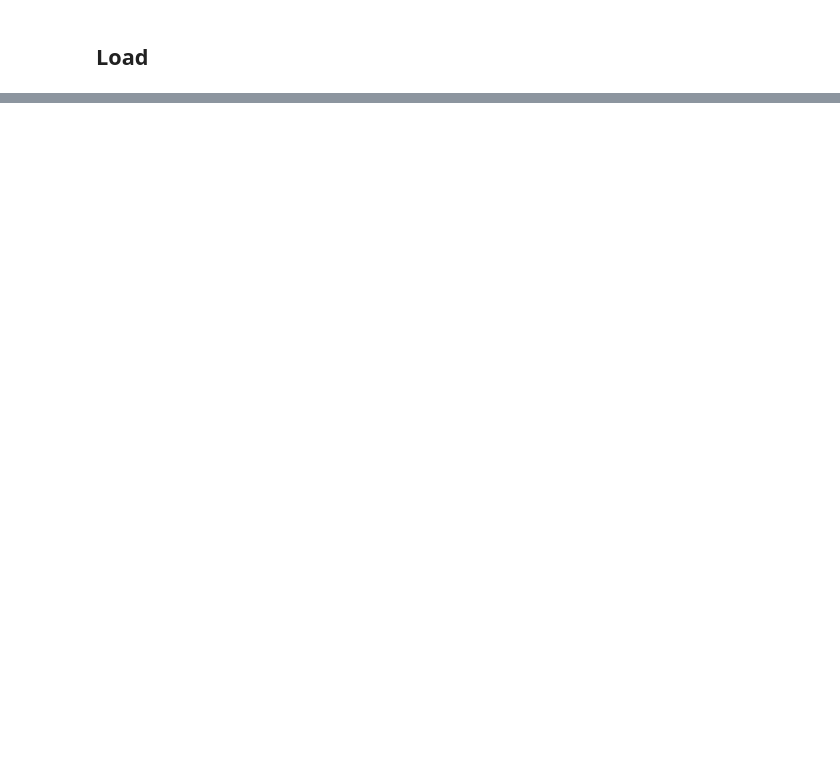
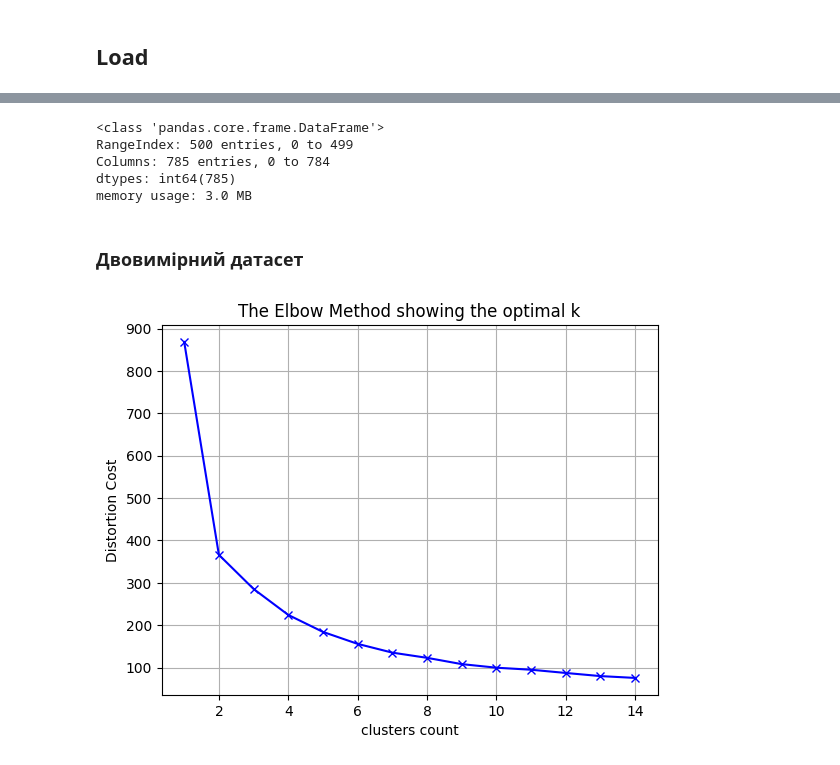
Before and after one commit to tarsweb-Python-GOIT/DS-HW, a Jupyter notebook: hw-06.ipynb, the cells around one changed output, grey strips where cells are left out. Cells and saved outputs as stored; diff of their text form; code cells hidden in the pictures; blank space fills up the shorter version.

```diff
--- a/hw-06.ipynb
+++ b/hw-06.ipynb
@@ -22,3 +27,6 @@ urlretrieve(URL, FILE_NAME)
 
 with zipfile.ZipFile(FILE_NAME, 'r') as zipfp:
     zipfp.extractall(FOLDER_NAME.parent)
+# %%
+df_2d = pd.read_csv(FOLDER_NAME / 'data_2d.csv', header=None, names=['X', 'Y', 'Z'])
+df_2d.info()
@@ -24,0 +44,28 @@ with zipfile.ZipFile(FILE_NAME, 'r') as zipfp:
+# %%
+df_mnist = pd.read_csv(FOLDER_NAME / 'mnist.csv', header=None)
+df_mnist.info()
+# %% [output]
+<class 'pandas.core.frame.DataFrame'>
+RangeIndex: 500 entries, 0 to 499
+Columns: 785 entries, 0 to 784
+dtypes: int64(785)
+memory usage: 3.0 MB
+# %% [markdown]
+### Двовимірний датасет
+# %%
+clusters_range = range(1, 15)
+distortion_cost = []
+
+for k in clusters_range:
+    kmeans = KMeans(n_clusters=k, random_state=42)
+    kmeans.fit(df_2d)
+    distortion_cost.append(kmeans.inertia_)
+
+plt.plot(clusters_range, distortion_cost, 'bx-')
+plt.xlabel('clusters count')
+plt.ylabel('Distortion Cost')
+plt.title('The Elbow Method showing the optimal k')
+plt.grid()
+plt.show()
+# %% [output]
+[figure, added]
```
Also changed, not shown: parts of 11 cells of this notebook.
